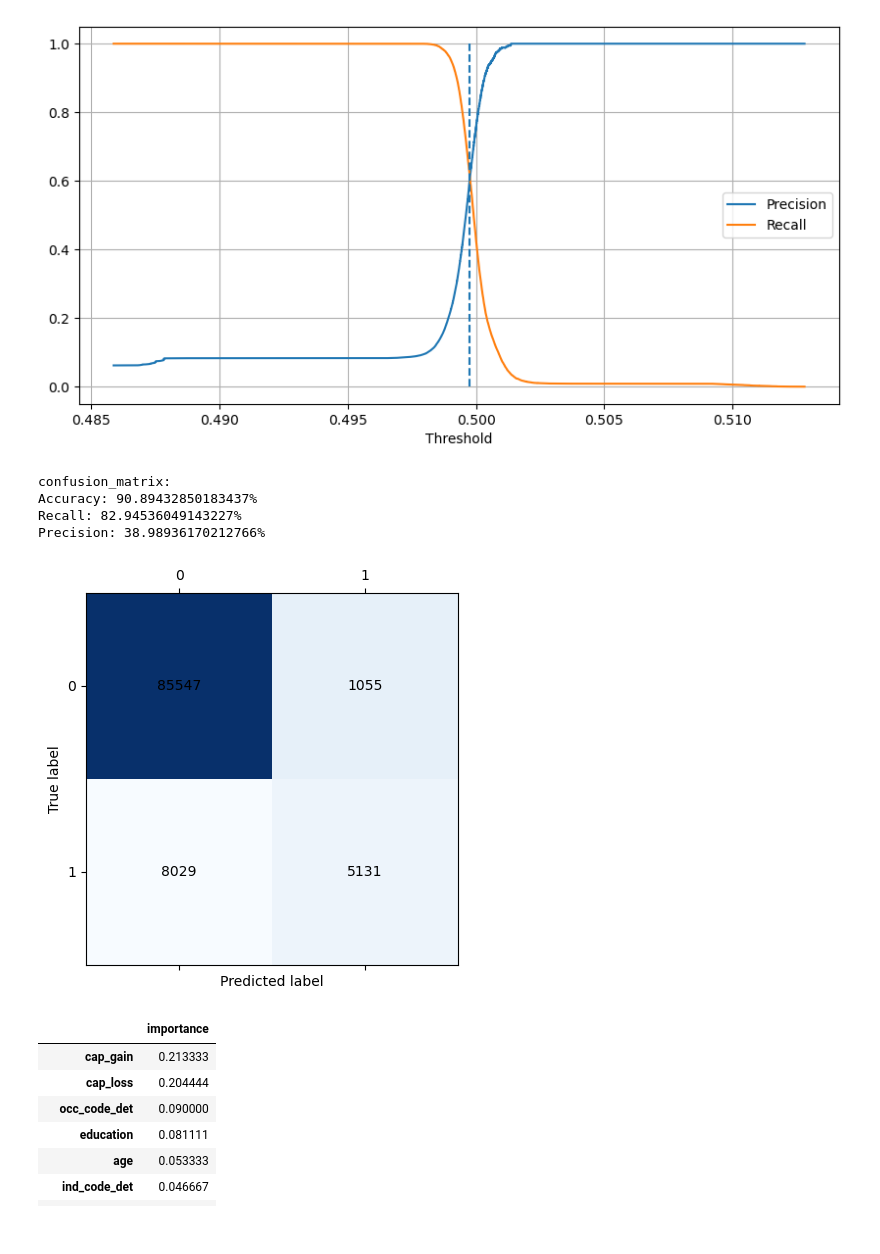
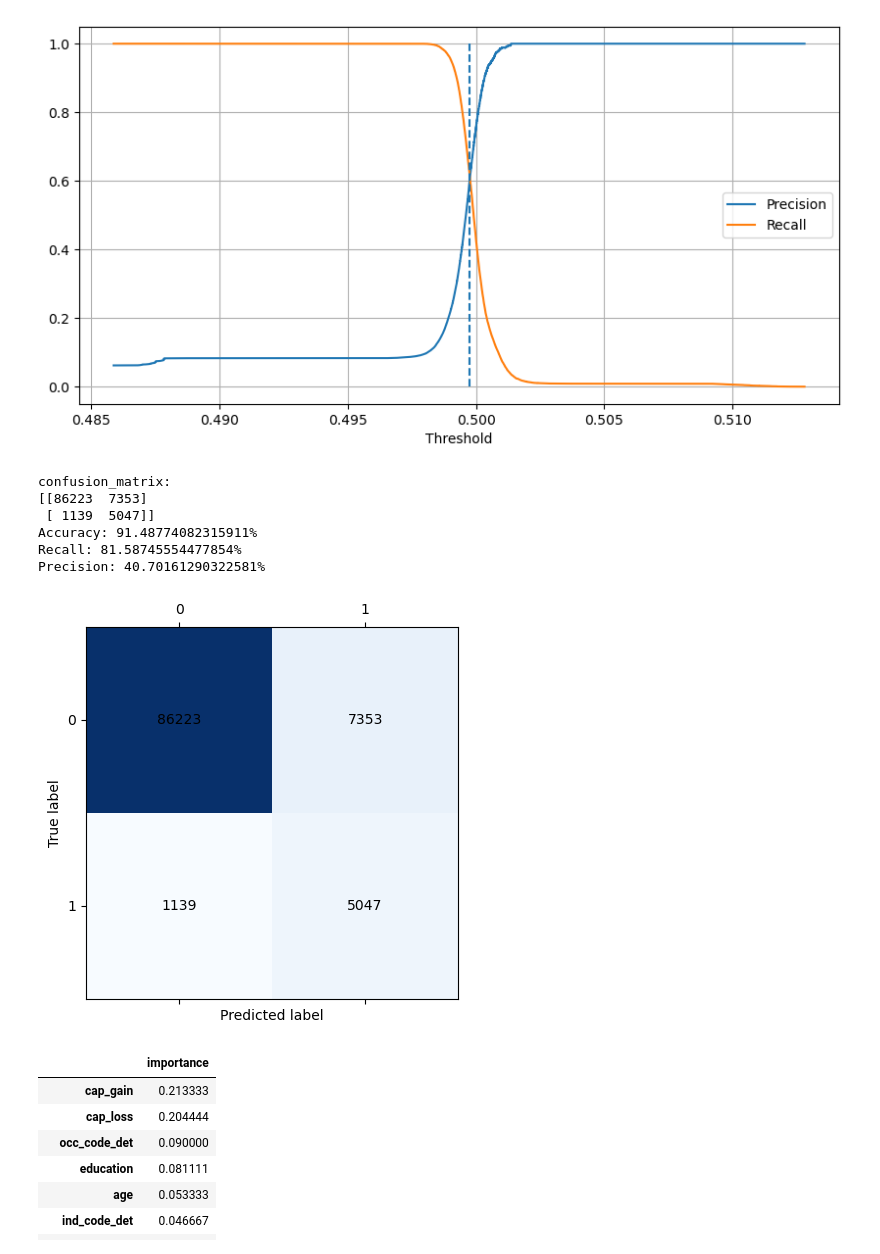
Before and after one commit to jprette/STAT-303-3, a Jupyter notebook: Code/AdaboostModel.ipynb, the cells around one changed output. Cells and saved outputs as stored; diff of their text form; code cells hidden in the pictures.

```diff
--- a/Code/AdaboostModel.ipynb
+++ b/Code/AdaboostModel.ipynb
@@ -64,11 +64,12 @@ def get_metrics(y_test, y_pred):
 
     # Plot confusion matrix, showing the values in each cell
     cm = confusion_matrix(y_test, y_pred)
+    print(cm)
     plt.matshow(cm, cmap=plt.cm.Blues)
     # Show the values
     for x in range(cm.shape[0]):
         for y in range(cm.shape[1]):
-            plt.text(x, y, str(cm[x,y]), va='center', ha='center')
+            plt.text(x, y, str(cm[y,x]), va='center', ha='center')
 
     # Set axes
     plt.xlabel("Predicted label")
@@ -366,15 +367,17 @@ threshold_5 = find_threshold(ada_model_v4_proba_train, y)
 # %%
 test_probs_v5 = ada_model_v4.predict_proba(X_test)[:, 1]
 # %%
-test_preds_v5 = (test_probs_v5 > .49942).astype(int)
+test_preds_v5 = (test_probs_v5 > .49945).astype(int)
 
 get_metrics(y_test, test_preds_v5)
 # %% [output]
 confusion_matrix:
-Accuracy: 90.89432850183437%
-Recall: 82.94536049143227%
-Precision: 38.98936170212766%
+[[86223  7353]
+ [ 1139  5047]]
+Accuracy: 91.48774082315911%
+Recall: 81.58745554477854%
+Precision: 40.70161290322581%
-[figure, old version]
+[figure, new version]
 # %%
 # Print the feature importances
 feature_importances = pd.DataFrame(ada_model_v4.feature_importances_,
```
Also changed, not shown: parts of 1 cell of this notebook, 1 other file.
